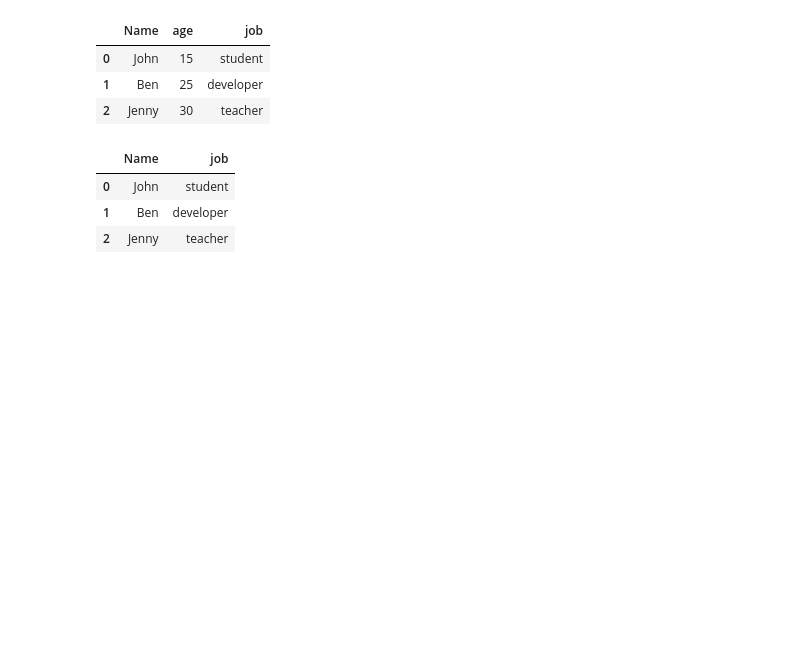
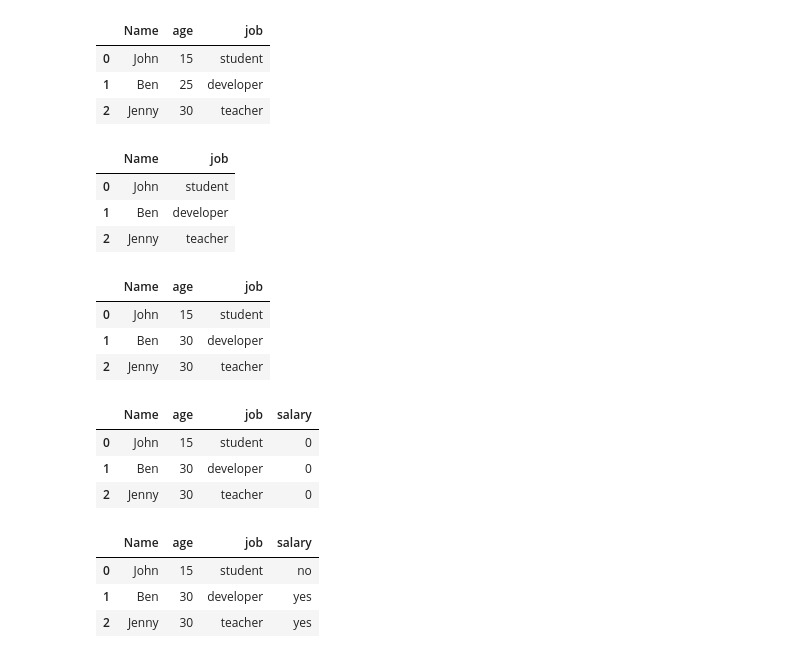
Before and after one commit to CSKIM999/ML-study, a Jupyter notebook: TF/study.ipynb, the cells around one changed output. Cells and saved outputs as stored; diff of their text form; code cells hidden in the pictures; blank space fills up the shorter version.

```diff
--- a/TF/study.ipynb
+++ b/TF/study.ipynb
@@ -376,3 +377,34 @@ df
 | 0 | John | student |
 | 1 | Ben | developer |
 | 2 | Jenny | teacher |
+# %%
+friends = [
+    {'Name':'John','age':15,'job':'student'},
+    {'Name':'Ben','age':30,'job':'developer'},
+    {'Name':'Jenny','age':30,'job':'teacher'}
+    ]
+
+df = pd.DataFrame(friends, columns=['Name','age','job'])
+df
+# %% [output]
+|  | Name | age | job |
+| 0 | John | 15 | student |
+| 1 | Ben | 30 | developer |
+| 2 | Jenny | 30 | teacher |
+# %%
+df['salary']=0
+df
+# %% [output]
+|  | Name | age | job | salary |
+| 0 | John | 15 | student | 0 |
+| 1 | Ben | 30 | developer | 0 |
+| 2 | Jenny | 30 | teacher | 0 |
+# %%
+df['salary'] = np.where(df['job'] !='student','yes','no')
+# df[salary] 를 수정할거야. np 를 통해서, where? df[job]값이 student가 아니라면 yes 맞다면 no 입력해줘!
+df
+# %% [output]
+|  | Name | age | job | salary |
+| 0 | John | 15 | student | no |
+| 1 | Ben | 30 | developer | yes |
+| 2 | Jenny | 30 | teacher | yes |
```
Also changed, not shown: parts of 1 cell of this notebook.
